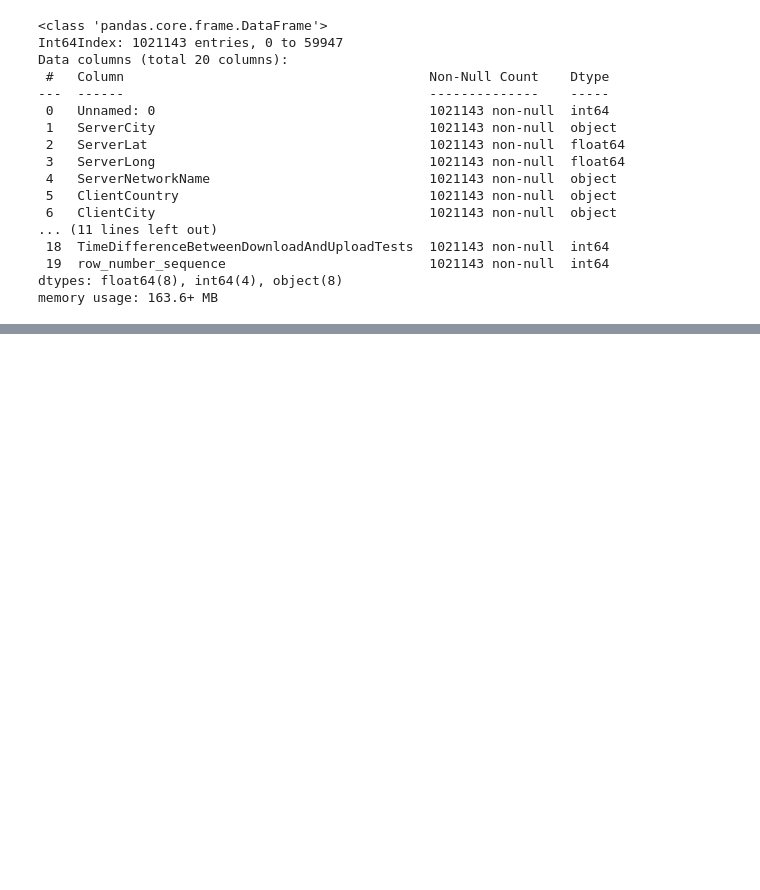
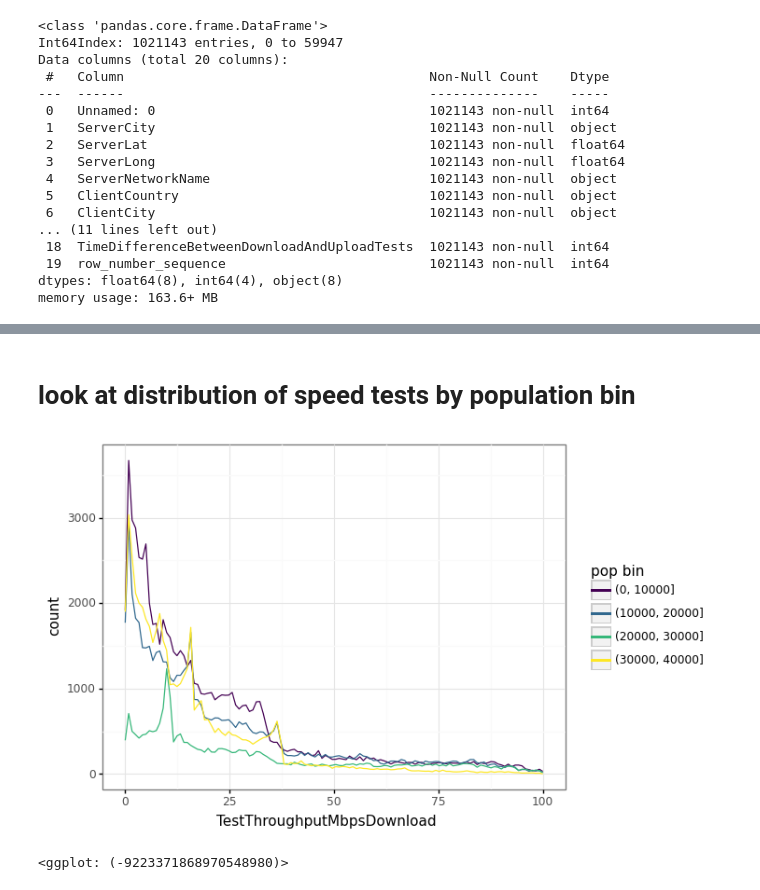
Before and after one commit to ianpepper/egg-squad-connectivity, a Jupyter notebook: eda-ip.ipynb, the cells around one changed output, grey strips where cells are left out. Drawn from its saved outputs; the diff is of its cells as text; code cells hidden in the pictures; blank space fills up the shorter version.

```diff
--- a/eda-ip.ipynb
+++ b/eda-ip.ipynb
@@ -55,0 +112,19 @@ memory usage: 163.6+ MB
+# %% [markdown]
+# look at distribution of speed tests by population bin
+# %%
+bins = np.arange(0,50000,10000)
+
+plot_df = merged_data[['Population, 2016','TestThroughputMbpsDownload']].copy()
+plot_df['pop bin'] = pd.cut(plot_df['Population, 2016'].values,bins)
+
+plot_df = plot_df[plot_df['TestThroughputMbpsDownload'] < 100]
+
+plot_df = plot_df.dropna()
+
+(ggplot(plot_df) +
+    aes(x='TestThroughputMbpsDownload', color='pop bin') +
+    geom_freqpoly() +
+    theme_bw())
+# %% [output]
+[figure, added]
+<ggplot: (-9223371868970548980)>
```
Also changed, not shown: parts of 4 cells of this notebook.
